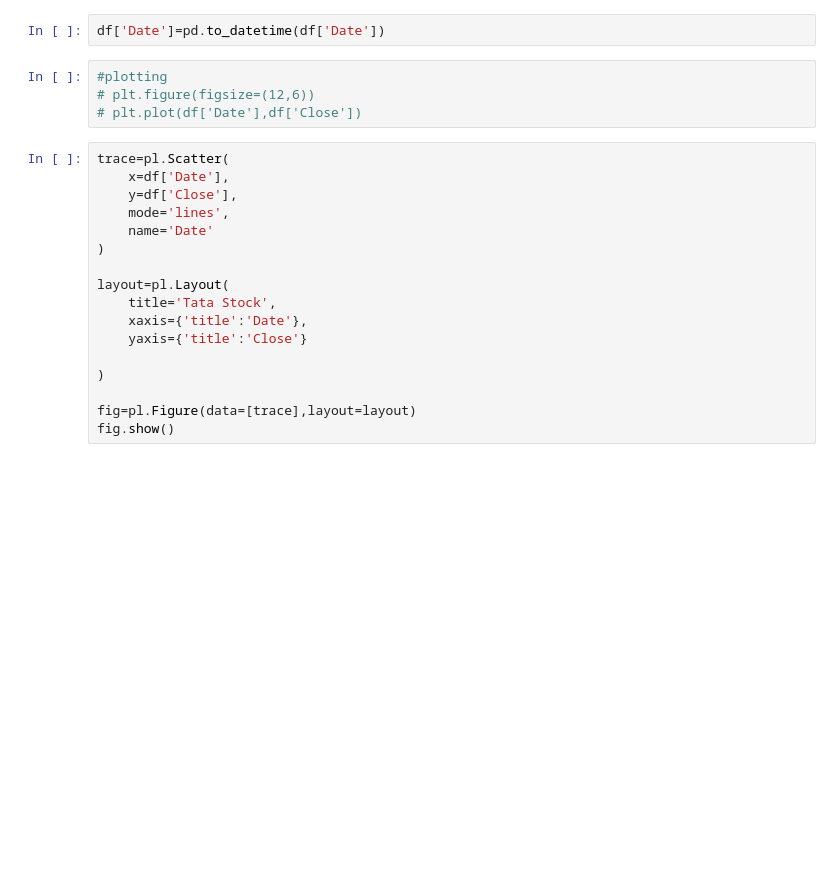
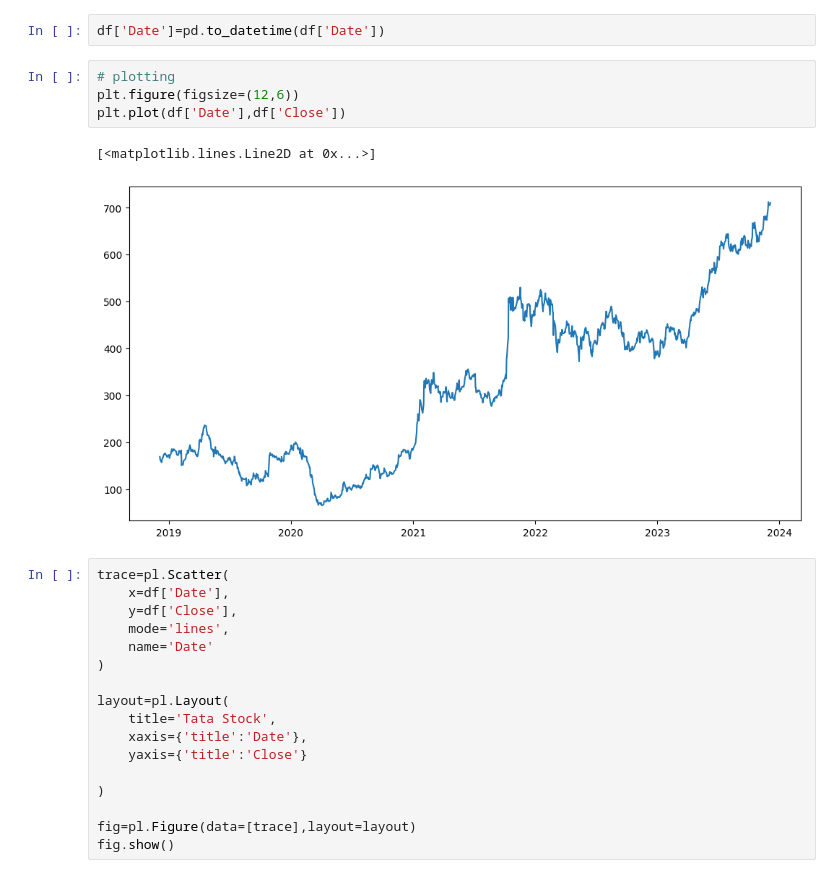
Before and after one commit to jensontmathew/TATA-Motors-Stock-Price-Prediction, a Jupyter notebook: Tata_Motors_stock_price_prediction_RNN.ipynb, the cells around one changed output. Saved outputs shown, nothing was run; the diff lists cells and outputs as text; blank space fills up the shorter version.

```diff
--- a/Tata_Motors_stock_price_prediction_RNN.ipynb
+++ b/Tata_Motors_stock_price_prediction_RNN.ipynb
@@ -60,9 +62,12 @@ memory usage: 19.4 KB
 # %%
 df['Date']=pd.to_datetime(df['Date'])
 # %%
-#plotting
-# plt.figure(figsize=(12,6))
-# plt.plot(df['Date'],df['Close'])
+# plotting
+plt.figure(figsize=(12,6))
+plt.plot(df['Date'],df['Close'])
+# %% [output]
+[<matplotlib.lines.Line2D at 0x...>]
+[figure, added]
 # %%
 trace=pl.Scatter(
     x=df['Date'],
```
Also changed, not shown: parts of 6 cells of this notebook.
